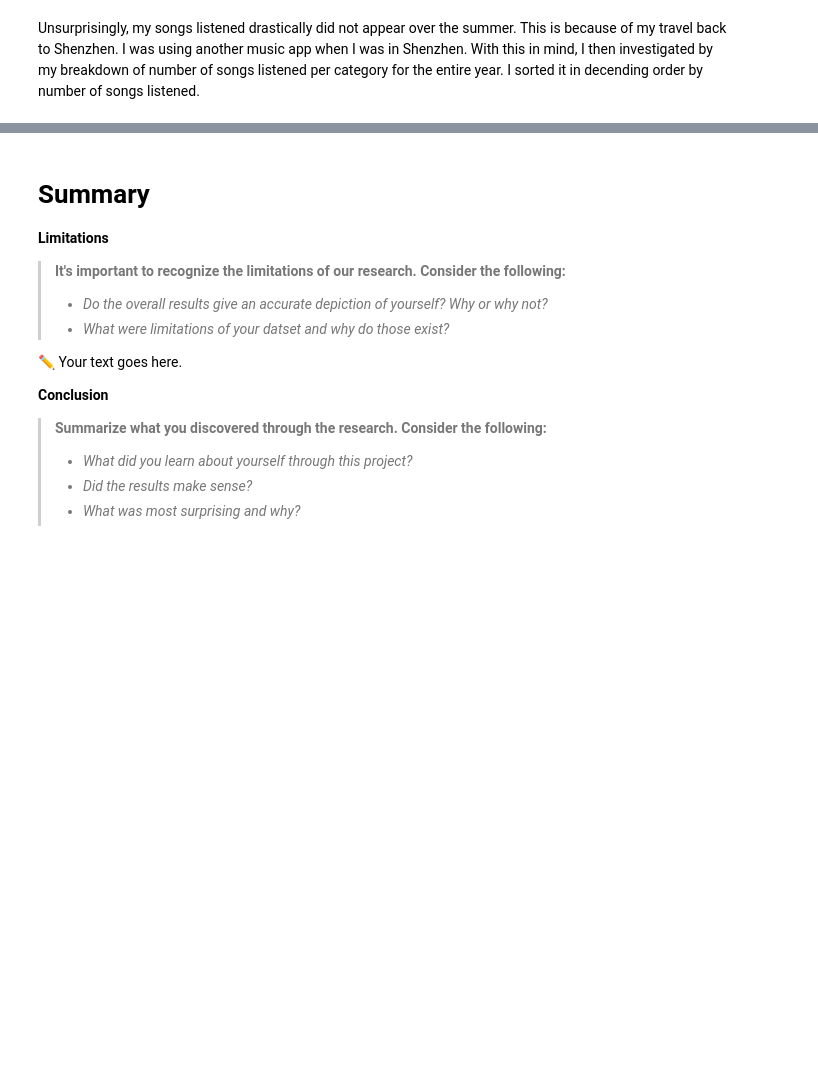
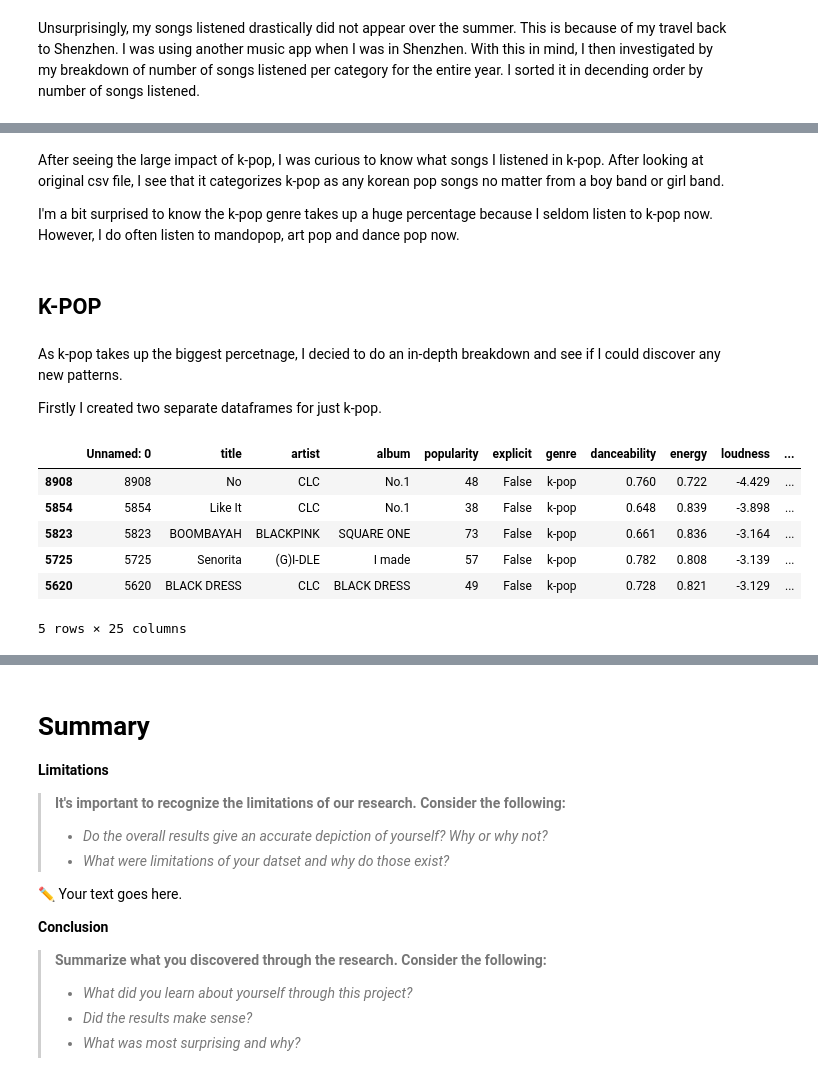
Before and after one commit to aixleft08/Lawrence-s-Project, a Jupyter notebook: project_data_science_ipynb_Lung_Ngok_FUNG.ipynb, the cells around one changed output, grey strips where cells are left out. Cells and saved outputs as stored; diff of their text form; code cells hidden in the pictures; blank space fills up the shorter version.

```diff
--- a/project_data_science_ipynb_Lung_Ngok_FUNG.ipynb
+++ b/project_data_science_ipynb_Lung_Ngok_FUNG.ipynb
@@ -224,0 +290,23 @@ add as many text blocks as necessary to accurately reflect and narrate the story
+# %% [markdown]
+After seeing the large impact of k-pop, I was curious to know what songs I listened in k-pop. After looking at original csv file, I see that it categorizes k-pop as any korean pop songs no matter from a boy band or girl band.
+
+I'm a bit surprised to know the k-pop genre takes up a huge percentage because I seldom listen to k-pop now.
+However, I do often listen to mandopop, art pop and dance pop now.
+# %% [markdown]
+## K-POP
+# %% [markdown]
+As k-pop takes up the biggest percetnage, I decied to do an in-depth breakdown and see if I could discover
+any new patterns.
+
+Firstly I created two separate dataframes for just k-pop.
+# %%
+kpop_df = df_2020.query("genre == 'k-pop'")
+kpop_df.head()
+# %% [output]
+|  | Unnamed: 0 | title | artist | album | popularity | explicit | genre | danceability | energy | loudness | ... |
+| 8908 | 8908 | No | CLC | No.1 | 48 | False | k-pop | 0.760 | 0.722 | -4.429 | ... |
+| 5854 | 5854 | Like It | CLC | No.1 | 38 | False | k-pop | 0.648 | 0.839 | -3.898 | ... |
+| 5823 | 5823 | BOOMBAYAH | BLACKPINK | SQUARE ONE | 73 | False | k-pop | 0.661 | 0.836 | -3.164 | ... |
+| 5725 | 5725 | Senorita | (G)I-DLE | I made | 57 | False | k-pop | 0.782 | 0.808 | -3.139 | ... |
+| 5620 | 5620 | BLACK DRESS | CLC | BLACK DRESS | 49 | False | k-pop | 0.728 | 0.821 | -3.129 | ... |
+5 rows × 25 columns
```
Also changed, not shown: parts of 13 cells of this notebook.
